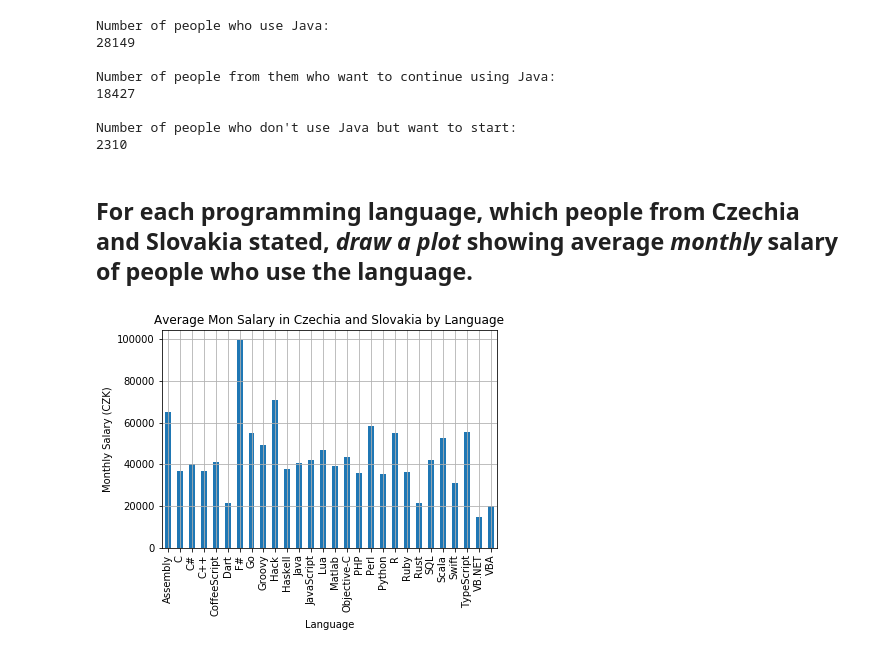
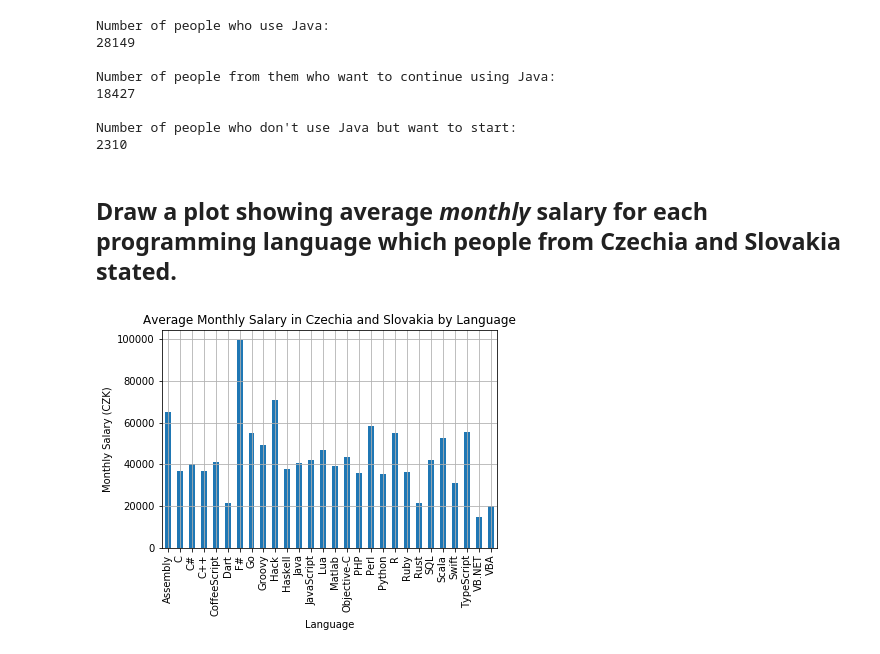
Before and after one commit to podondra/dev-survey-analysis, a Jupyter notebook: dev-survey-analysis.ipynb, the cells around one changed output. Cells and saved outputs as stored; diff of their text form; code cells hidden in the pictures.

```diff
--- a/dev-survey-analysis.ipynb
+++ b/dev-survey-analysis.ipynb
@@ -242,20 +245,22 @@ Number of people from them who want to continue using Java:
 Number of people who don't use Java but want to start:
 2310
 # %% [markdown]
-## For each programming language, which people from Czechia and Slovakia stated, *draw a plot* showing average *monthly* salary of people who use the language.
+## Draw a plot showing average *monthly* salary for each programming language which people from Czechia and Slovakia stated.
 # %%
+# get only relevant rows
 lang_cs_df = cs_df[cs_df['HaveWorkedLanguage'].notnull() & cs_df['SalaryCZK'].notnull()]
 
+# expand each row so that groupby can be used
 lang_cs_df = pandas.concat([pandas.DataFrame({'HaveWorkedLanguage': row['HaveWorkedLanguage'].split('; '),
                                               'SalaryCZK': row['SalaryCZK']},
                                              index=[idx] * len(row['HaveWorkedLanguage'].split('; ')))
                             for idx, row in lang_cs_df.iterrows()])
 
 ax = lang_cs_df.groupby('HaveWorkedLanguage').mean().div(12).plot.bar()
-ax.set_title('Average Mon Salary in Czechia and Slovakia by Language')
+ax.set_title('Average Monthly Salary in Czechia and Slovakia by Language')
 ax.set_xlabel('Language')
 ax.legend_.remove()
 ax.grid()
 _ = ax.set_ylabel('Monthly Salary (CZK)')
 # %% [output]
-[figure, old version]
+[figure, new version]
```
Also changed, not shown: parts of 7 cells of this notebook.
